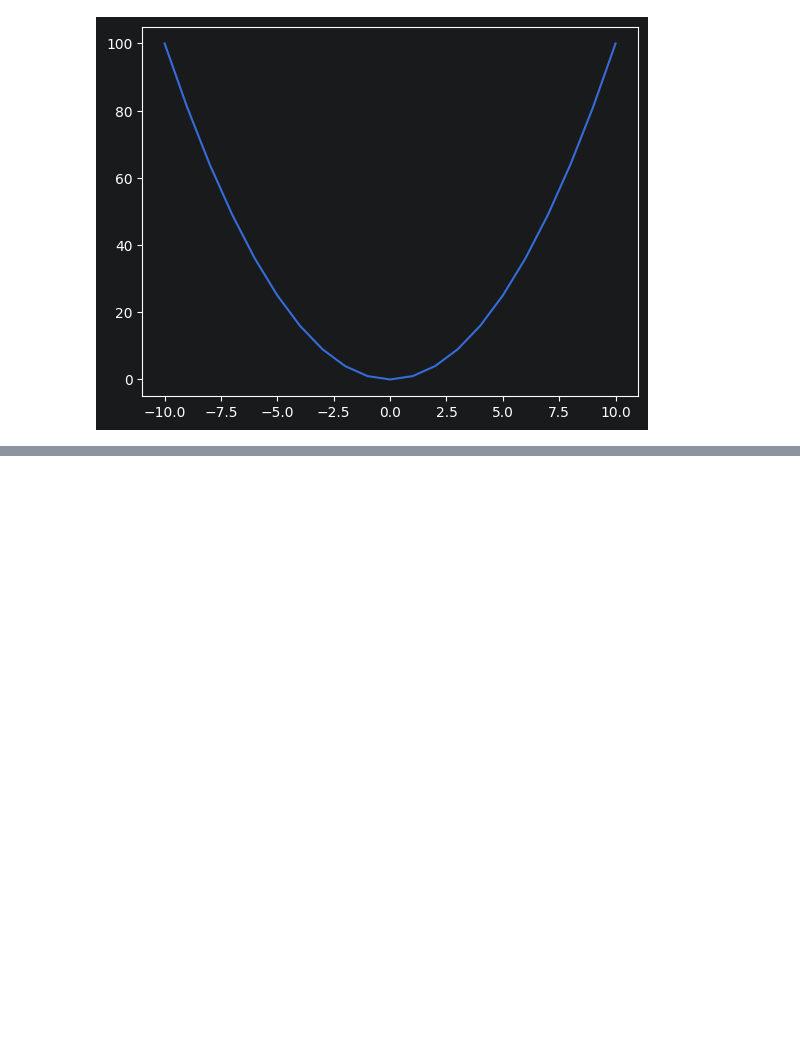
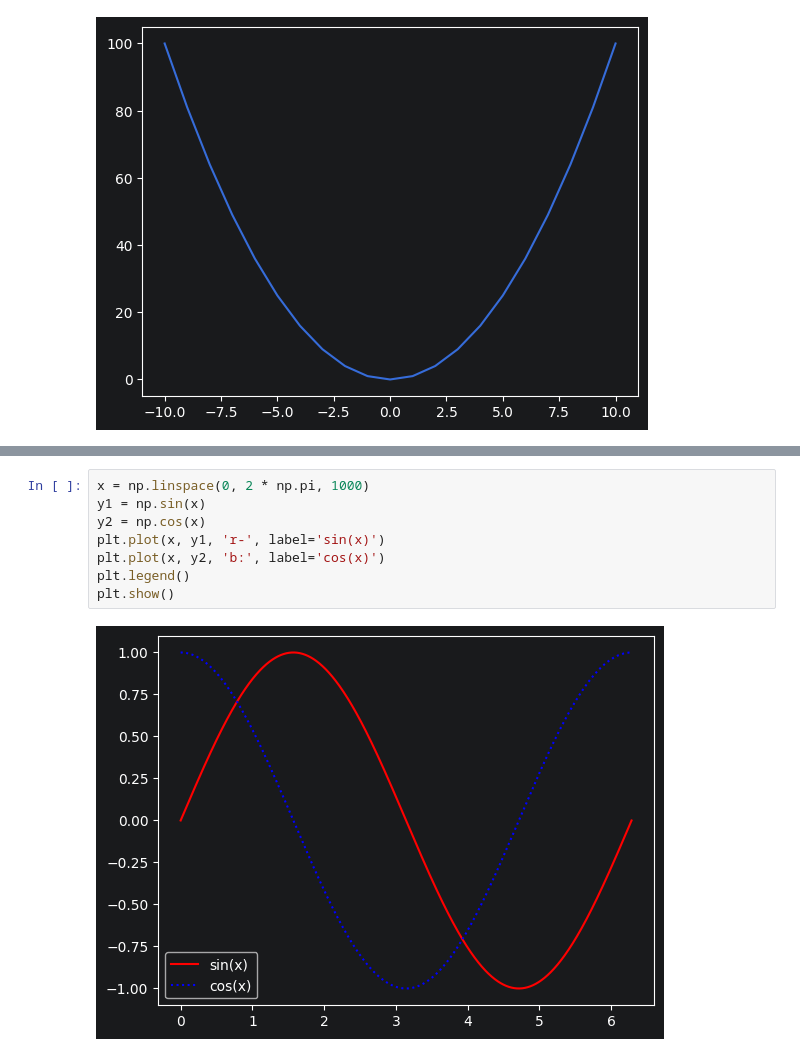
Before and after one commit to ChanPark03/chanpark-ML-2026, a Jupyter notebook: numpy/ex_01.ipynb, the cells around one changed output, grey strips where cells are left out. Drawn from its saved outputs; the diff is of its cells as text; blank space fills up the shorter version.

```diff
--- a/numpy/ex_01.ipynb
+++ b/numpy/ex_01.ipynb
@@ -253,0 +286,10 @@ plt.show
+# %%
+x = np.linspace(0, 2 * np.pi, 1000)
+y1 = np.sin(x)
+y2 = np.cos(x)
+plt.plot(x, y1, 'r-', label='sin(x)')
+plt.plot(x, y2, 'b:', label='cos(x)')
+plt.legend()
+plt.show()
+# %% [output]
+[figure, added]
```
Also changed, not shown: parts of 9 cells of this notebook, 13 other files.
